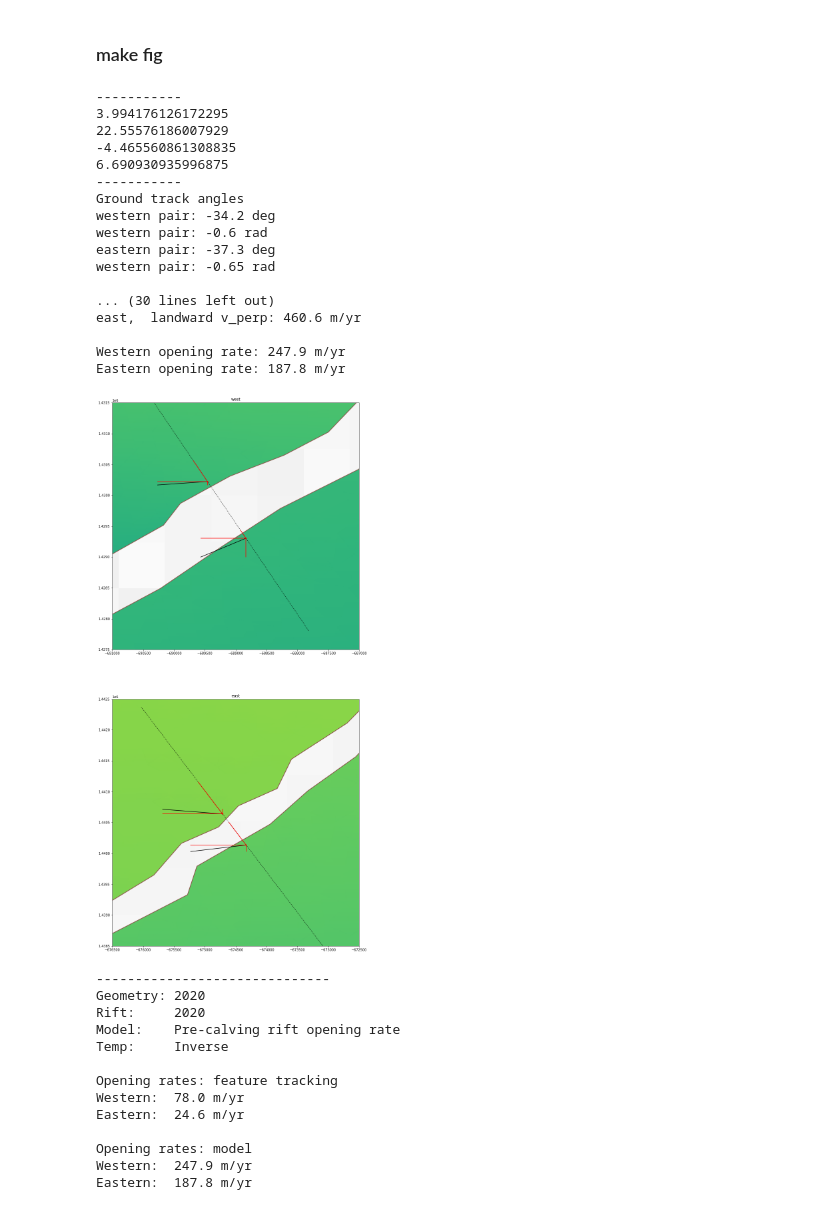
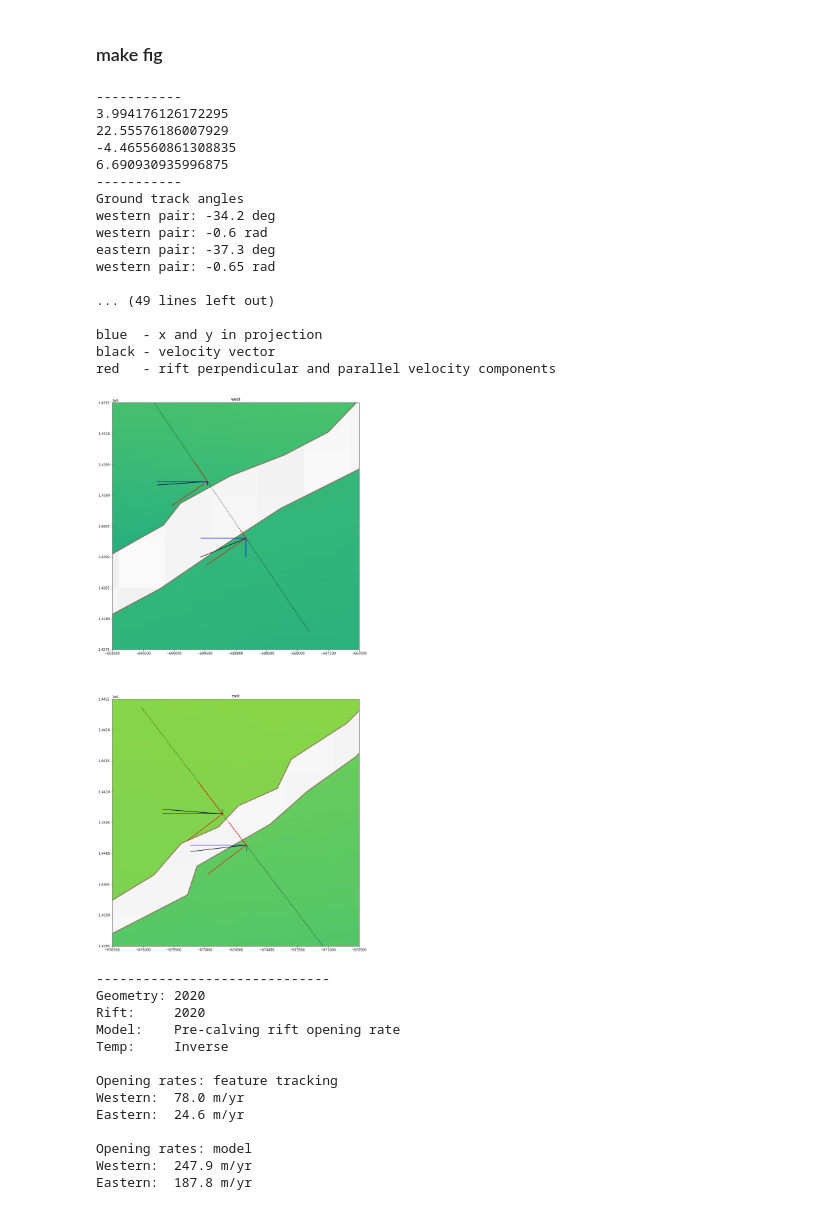
Before and after one commit to ram21ARC/IcePack_Brunt, a Jupyter notebook: d01_pre_calving/05_brunt_inverse_2020_e5_0.ipynb, the cells around one changed output. Saved outputs shown, nothing was run; the diff lists cells and outputs as text; code cells hidden in the pictures.

```diff
--- a/d01_pre_calving/05_brunt_inverse_2020_e5_0.ipynb
+++ b/d01_pre_calving/05_brunt_inverse_2020_e5_0.ipynb
@@ -512,15 +578,15 @@ axes[0].plot([w_s_x_2020,w_s_x_2020+vw_s_2020[0]],[w_s_y_2020,w_s_y_2020+vw_s_20
 axes[1].plot([e_n_x_2020,e_n_x_2020+ve_n_2020[0]],[e_n_y_2020,e_n_y_2020+ve_n_2020[1]],color='k')
 axes[1].plot([e_s_x_2020,e_s_x_2020+ve_s_2020[0]],[e_s_y_2020,e_s_y_2020+ve_s_2020[1]],color='k')
 
-axes[0].plot([w_n_x_2020,w_n_x_2020+0],[w_n_y_2020,w_n_y_2020+vw_n_2020[1]],color='r')
-axes[0].plot([w_s_x_2020,w_s_x_2020+0],[w_s_y_2020,w_s_y_2020+vw_s_2020[1]],color='r')
-axes[1].plot([e_n_x_2020,e_n_x_2020+0],[e_n_y_2020,e_n_y_2020+ve_n_2020[1]],color='r')
-axes[1].plot([e_s_x_2020,e_s_x_2020+0],[e_s_y_2020,e_s_y_2020+ve_s_2020[1]],color='r')
+axes[0].plot([w_n_x_2020,w_n_x_2020+0],[w_n_y_2020,w_n_y_2020+vw_n_2020[1]],color='b')
+axes[0].plot([w_s_x_2020,w_s_x_2020+0],[w_s_y_2020,w_s_y_2020+vw_s_2020[1]],color='b')
+axes[1].plot([e_n_x_2020,e_n_x_2020+0],[e_n_y_2020,e_n_y_2020+ve_n_2020[1]],color='b')
+axes[1].plot([e_s_x_2020,e_s_x_2020+0],[e_s_y_2020,e_s_y_2020+ve_s_2020[1]],color='b')
 
-axes[0].plot([w_n_x_2020,w_n_x_2020+vw_n_2020[0]],[w_n_y_2020,w_n_y_2020+0],color='r')
-axes[0].plot([w_s_x_2020,w_s_x_2020+vw_s_2020[0]],[w_s_y_2020,w_s_y_2020+0],color='r')
-axes[1].plot([e_n_x_2020,e_n_x_2020+ve_n_2020[0]],[e_n_y_2020,e_n_y_2020+0],color='r')
-axes[1].plot([e_s_x_2020,e_s_x_2020+ve_s_2020[0]],[e_s_y_2020,e_s_y_2020+0],color='r')
+axes[0].plot([w_n_x_2020,w_n_x_2020+vw_n_2020[0]],[w_n_y_2020,w_n_y_2020+0],color='b')
+axes[0].plot([w_s_x_2020,w_s_x_2020+vw_s_2020[0]],[w_s_y_2020,w_s_y_2020+0],color='b')
+axes[1].plot([e_n_x_2020,e_n_x_2020+ve_n_2020[0]],[e_n_y_2020,e_n_y_2020+0],color='b')
+axes[1].plot([e_s_x_2020,e_s_x_2020+ve_s_2020[0]],[e_s_y_2020,e_s_y_2020+0],color='b')
 
 #model
 vw_n_2020_angle = (math.atan(vw_n_2020[1]/vw_n_2020[0]))
@@ -594,16 +660,43 @@ vw_s_2020_perp = vw_s_2020_tot * math.cos(math.radians(vw_s_2020_offset))
 ve_n_2020_perp = ve_n_2020_tot * math.cos(math.radians(ve_n_2020_offset))
 ve_s_2020_perp = ve_s_2020_tot * math.cos(math.radians(ve_s_2020_offset))
 
+vw_n_2020_para = vw_n_2020_tot * math.sin(math.radians(vw_n_2020_offset))
+vw_s_2020_para = vw_s_2020_tot * math.sin(math.radians(vw_s_2020_offset))
+ve_n_2020_para = ve_n_2020_tot * math.sin(math.radians(ve_n_2020_offset))
+ve_s_2020_para = ve_s_2020_tot * math.sin(math.radians(ve_s_2020_offset))
+
 #ft
 ft_vw_n_2020_perp = ft_vw_n_2020_tot * math.cos(math.radians(ft_vw_n_2020_offset))
 ft_vw_s_2020_perp = ft_vw_s_2020_tot * math.cos(math.radians(ft_vw_s_2020_offset))
 ft_ve_n_2020_perp = ft_ve_n_2020_tot * math.cos(math.radians(ft_ve_n_2020_offset))
 ft_ve_s_2020_perp = ft_ve_s_2020_tot * math.cos(math.radians(ft_ve_s_2020_offset))
 
+ft_vw_n_2020_para = ft_vw_n_2020_tot * math.cos(math.radians(ft_vw_n_2020_offset))
+ft_vw_s_2020_para = ft_vw_s_2020_tot * math.cos(math.radians(ft_vw_s_2020_offset))
+ft_ve_n_2020_para = ft_ve_n_2020_tot * math.cos(math.radians(ft_ve_n_2020_offset))
+ft_ve_s_2020_para = ft_ve_s_2020_tot * math.cos(math.radians(ft_ve_s_2020_offset))
+
 print("west,   seaward v_perp: "+str(round(vw_n_2020_perp,1))+" m/yr")
 print("west,  landward v_perp: "+str(round(vw_s_2020_perp,1))+" m/yr")
 print("east,   seaward v_perp: "+str(round(ve_n_2020_perp,1))+" m/yr")
 print("east,  landward v_perp: "+str(round(ve_s_2020_perp,1))+" m/yr")
+print("")
+print("west,   seaward v_para: "+str(round(vw_n_2020_para,1))+" m/yr")
+print("west,  landward v_para: "+str(round(vw_s_2020_para,1))+" m/yr")
+print("east,   seaward v_para: "+str(round(ve_n_2020_para,1))+" m/yr")
+print("east,  landward v_para: "+str(round(ve_s_2020_para,1))+" m/yr")
+print("")
+
+#velocity components sanity check
+vw_n_2020_check = np.sqrt((vw_n_2020_perp**2)+(vw_n_2020_para**2))
+vw_s_2020_check = np.sqrt((vw_s_2020_perp**2)+(vw_s_2020_para**2))
+ve_n_2020_check = np.sqrt((ve_n_2020_perp**2)+(ve_n_2020_para**2))
+ve_s_2020_check = np.sqrt((ve_s_2020_perp**2)+(ve_s_2020_para**2))
+
+print("west,  seaward v_check: "+str(round(vw_n_2020_check,1))+" m/yr (difference: "+str(round(vw_n_2020_tot-vw_n_2020_check,1))+"m/yr)")
+print("west, landward v_check: "+str(round(vw_s_2020_check,1))+" m/yr (difference: "+str(round(vw_s_2020_tot-vw_s_2020_check,1))+"m/yr)")
+print("east,  seaward v_check: "+str(round(ve_n_2020_check,1))+" m/yr (difference: "+str(round(ve_n_2020_tot-ve_n_2020_check,1))+"m/yr)")
+print("east, landward v_check: "+str(round(ve_s_2020_check,1))+" m/yr (difference: "+str(round(ve_s_2020_tot-ve_s_2020_check,1))+"m/yr)")
 print("")
 
 axes[0].plot([w_n_x_2020,w_n_x_2020+(vw_n_2020_perp*math.sin(west_angle))],[w_n_y_2020,w_n_y_2020+(vw_n_2020_perp*math.cos(west_angle))],color='r')
@@ -611,46 +704,66 @@ axes[0].plot([w_s_x_2020,w_s_x_2020+(vw_s_2020_perp*math.sin(west_angle))],[w_s_
 axes[1].plot([e_n_x_2020,e_n_x_2020+(ve_n_2020_perp*math.sin(east_angle))],[e_n_y_2020,e_n_y_2020+(ve_n_2020_perp*math.cos(east_angle))],color='r')
 axes[1].plot([e_s_x_2020,e_s_x_2020+(ve_s_2020_perp*math.sin(east_angle))],[e_s_y_2020,e_s_y_2020+(ve_s_2020_perp*math.cos(east_angle))],color='r')
 
+axes[0].plot([w_n_x_2020,w_n_x_2020-(vw_n_2020_para*math.cos(west_angle))],[w_n_y_2020,w_n_y_2020+(vw_n_2020_para*math.sin(west_angle))],color='r')
+axes[0].plot([w_s_x_2020,w_s_x_2020-(vw_s_2020_para*math.cos(west_angle))],[w_s_y_2020,w_s_y_2020+(vw_s_2020_para*math.sin(west_angle))],color='r')
+axes[1].plot([e_n_x_2020,e_n_x_2020-(ve_n_2020_para*math.cos(east_angle))],[e_n_y_2020,e_n_y_2020+(ve_n_2020_para*math.sin(east_angle))],color='r')
+axes[1].plot([e_s_x_2020,e_s_x_2020-(ve_s_2020_para*math.cos(east_angle))],[e_s_y_2020,e_s_y_2020+(ve_s_2020_para*math.sin(east_angle))],color='r')
+
+
+
 #difference across rift
-#model
+#model open
 vdiffw_2020 = vw_n_2020_perp - vw_s_2020_perp
 vdiffe_2020 = ve_n_2020_perp - ve_s_2020_perp
+#model shear
+vshearw_2020 = vw_n_2020_para - vw_s_2020_para
+vsheare_2020 = ve_n_2020_para - ve_s_2020_para
 
 #ft
 ft_vdiffw_2020 = ft_vw_n_2020_perp - ft_vw_s_2020_perp
 ft_vdiffe_2020 = ft_ve_n_2020_perp - ft_ve_s_2020_perp
 
 print("Western opening rate: "+str(round(vdiffw_2020,1))+" m/yr")
 print("Eastern opening rate: "+str(round(vdiffe_2020,1))+" m/yr")
+print("")
+print("Western shear rate: "+str(round(vshearw_2020,1))+" m/yr")
+print("Eastern shear rate: "+str(round(vsheare_2020,1))+" m/yr")
+
+print("")
+print("")
+print("")
+print("blue  - x and y in projection")
+print("black - velocity vector")
+print("red   - rift perpendicular and parallel velocity components")
 
 axes[0].set_title("west")
 axes[0].set_xlim(xcen_w-delta,xcen_w+delta)
 axes[0].set_ylim(ycen_w-delta,ycen_w+delta)
 
 axes[1].set_title("east")
 axes[1].set_xlim(xcen_e-delta,xcen_e+delta)
 axes[1].set_ylim(ycen_e-delta,ycen_e+delta)
 
 plt.show()
 # %% [output]
 -----------
 3.994176126172295
 22.55576186007929
 -4.465560861308835
 6.690930935996875
 -----------
 Ground track angles
 western pair: -34.2 deg
 western pair: -0.6 rad
 eastern pair: -37.3 deg
 western pair: -0.65 rad
 
-... (30 lines left out)
-east,  landward v_perp: 460.6 m/yr
+... (49 lines left out)
 
-Western opening rate: 247.9 m/yr
-Eastern opening rate: 187.8 m/yr
+blue  - x and y in projection
+black - velocity vector
+red   - rift perpendicular and parallel velocity components
-[figure, old version]
+[figure, new version]
 # %%
 print("------------------------------")
 print("Geometry: 2020")
```
Also changed, not shown: parts of 10 cells of this notebook.
